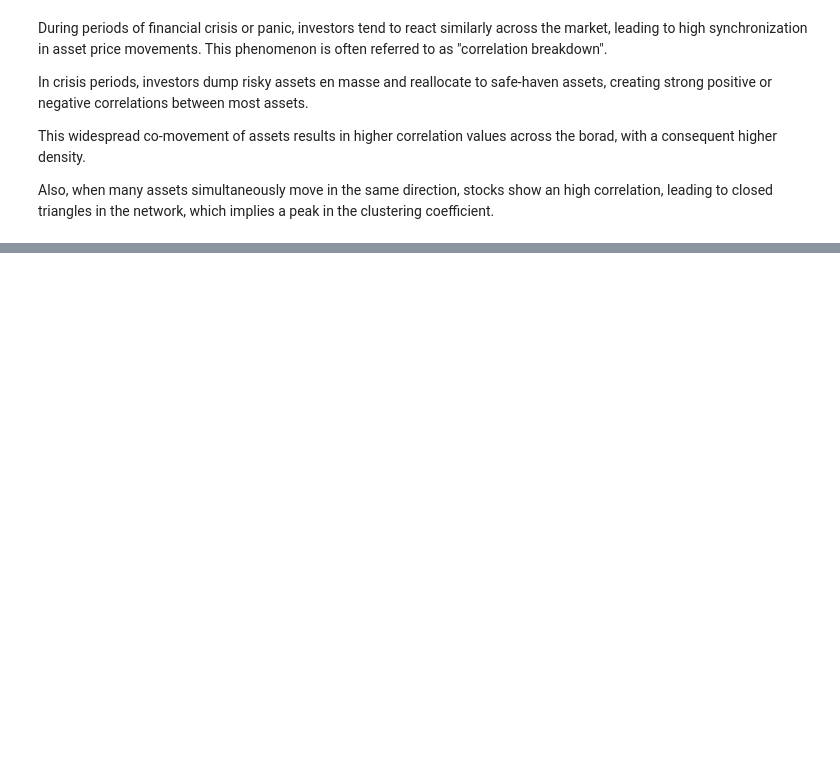
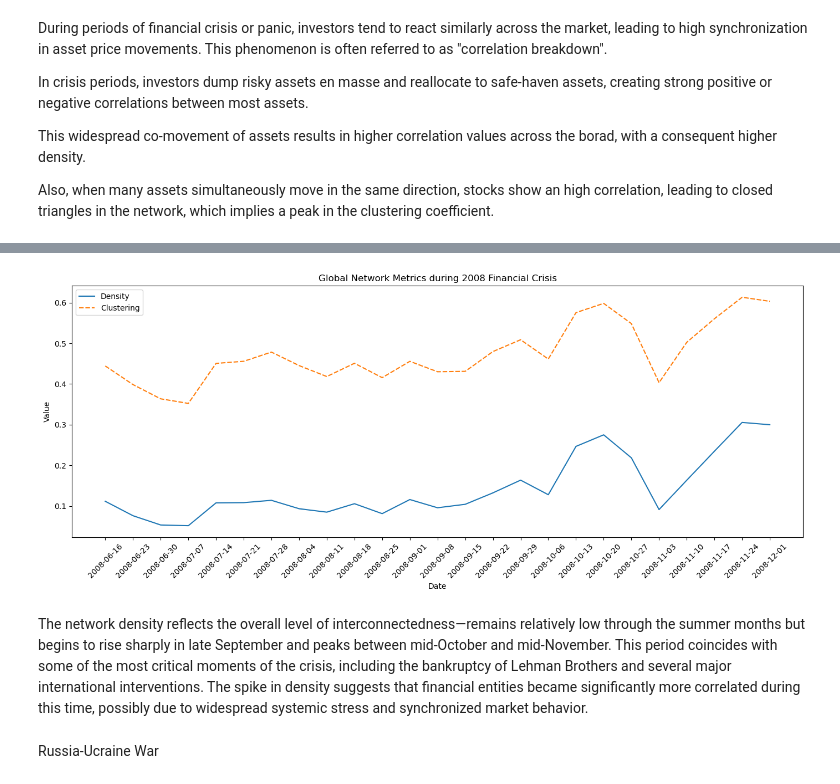
Before and after one commit to HSellis/INA-Project, a Jupyter notebook: centrality_measures.ipynb, the cells around one changed output, grey strips where cells are left out. Saved outputs shown, nothing was run; the diff lists cells and outputs as text; code cells hidden in the pictures; blank space fills up the shorter version.

```diff
--- a/centrality_measures.ipynb
+++ b/centrality_measures.ipynb
@@ -169,0 +212,4 @@ Also, when many assets simultaneously move in the same direction, stocks show an
+# %%
+df_2008 = get_sp500_stocks("2008-06-01", "2008-12-01")
+windows = rolling_time_windows("2008-06-01", "2008-12-01", window_size_days=15, step_days=7)
+centrality_df_2008 = compute_centralities_over_time(df_2008, windows, threshold=0.7)
@@ -169,0 +224,17 @@ Also, when many assets simultaneously move in the same direction, stocks show an
+# %%
+import seaborn as sns
+import matplotlib.pyplot as plt
+
+plt.figure(figsize=(14, 6))
+sns.lineplot(data=centrality_df_2008.set_index("Date")[["Density", "Clustering"]])
+plt.title("Global Network Metrics during 2008 Financial Crisis")
+plt.ylabel("Value")
+plt.xticks(rotation=45)
+plt.tight_layout()
+plt.show()
+# %% [output]
+[figure, added]
+# %% [markdown]
+The network density reflects the overall level of interconnectedness—remains relatively low through the summer months but begins to rise sharply in late September and peaks between mid-October and mid-November. This period coincides with some of the most critical moments of the crisis, including the bankruptcy of Lehman Brothers and several major international interventions. The spike in density suggests that financial entities became significantly more correlated during this time, possibly due to widespread systemic stress and synchronized market behavior.
+# %% [markdown]
+Russia-Ucraine War
```
Also changed, not shown: parts of 15 cells of this notebook.
